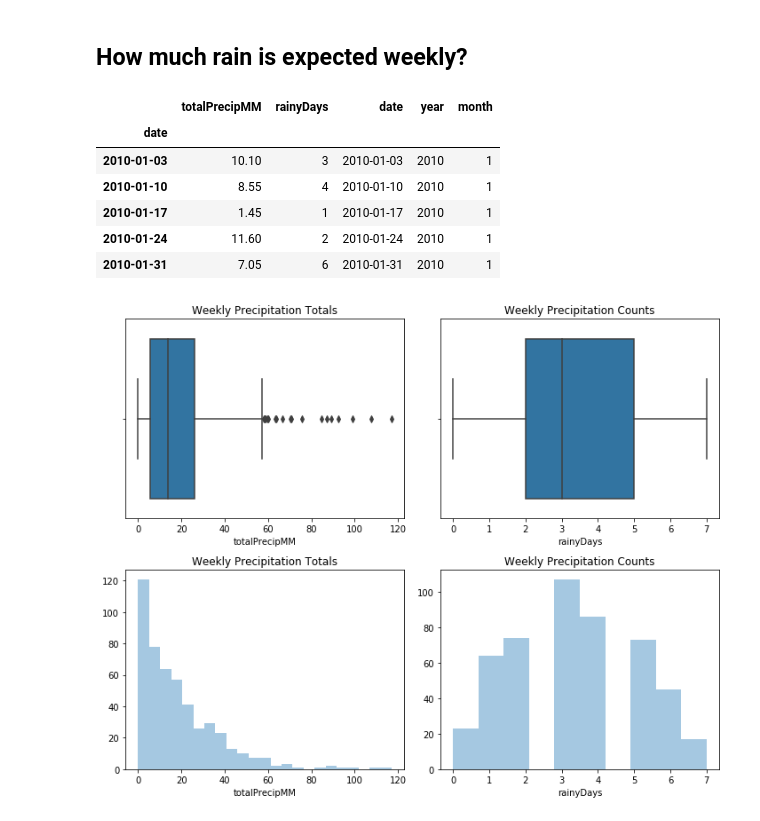
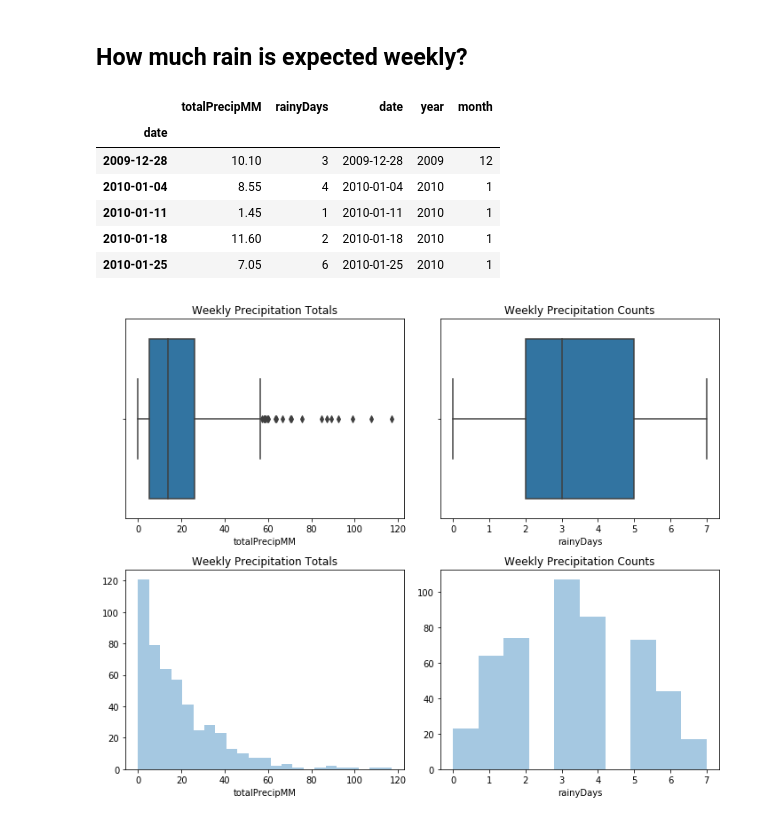
Before and after one commit to calvdee/london-ontario-rain-event-model, a Jupyter notebook: notebooks/2-Exploratory Weather Data Analysis.ipynb, the cells around one changed output. Drawn from its saved outputs; the diff is of its cells as text; code cells hidden in the pictures.

```diff
--- a/notebooks/2-Exploratory Weather Data Analysis.ipynb
+++ b/notebooks/2-Exploratory Weather Data Analysis.ipynb
@@ -300,23 +292,23 @@ sns.boxplot(x='month', y='totalPrecipMM', data=rainy_days_no, color='steelblue')
 # %%
 rainy_days_weekly = (
   rainy_days
     .set_index('date')
-    .resample('1W')['totalPrecipMM']
+    .resample('W-MON', label='left', closed='left')['totalPrecipMM']
     .agg(['sum', 'count'])
     .rename(columns={'sum': 'totalPrecipMM', 'count': 'rainyDays'})
     .assign(date=lambda x: pd.to_datetime(x.index))
     .assign(year=lambda x: x.date.dt.year)
     .assign(month=lambda x: x.date.dt.month)
 )
 rainy_days_weekly.head()
 # %% [output]
 |  | totalPrecipMM | rainyDays | date | year | month |
 | date |  |  |  |  |  |
-| 2010-01-03 | 10.10 | 3 | 2010-01-03 | 2010 | 1 |
-| 2010-01-10 | 8.55 | 4 | 2010-01-10 | 2010 | 1 |
-| 2010-01-17 | 1.45 | 1 | 2010-01-17 | 2010 | 1 |
-| 2010-01-24 | 11.60 | 2 | 2010-01-24 | 2010 | 1 |
-| 2010-01-31 | 7.05 | 6 | 2010-01-31 | 2010 | 1 |
+| 2009-12-28 | 10.10 | 3 | 2009-12-28 | 2009 | 12 |
+| 2010-01-04 | 8.55 | 4 | 2010-01-04 | 2010 | 1 |
+| 2010-01-11 | 1.45 | 1 | 2010-01-11 | 2010 | 1 |
+| 2010-01-18 | 11.60 | 2 | 2010-01-18 | 2010 | 1 |
+| 2010-01-25 | 7.05 | 6 | 2010-01-25 | 2010 | 1 |
 # %%
 plt.figure(figsize=(10,8))
 plt.subplot(221);
```
Also changed, not shown: parts of 36 cells of this notebook, 3 other files.
